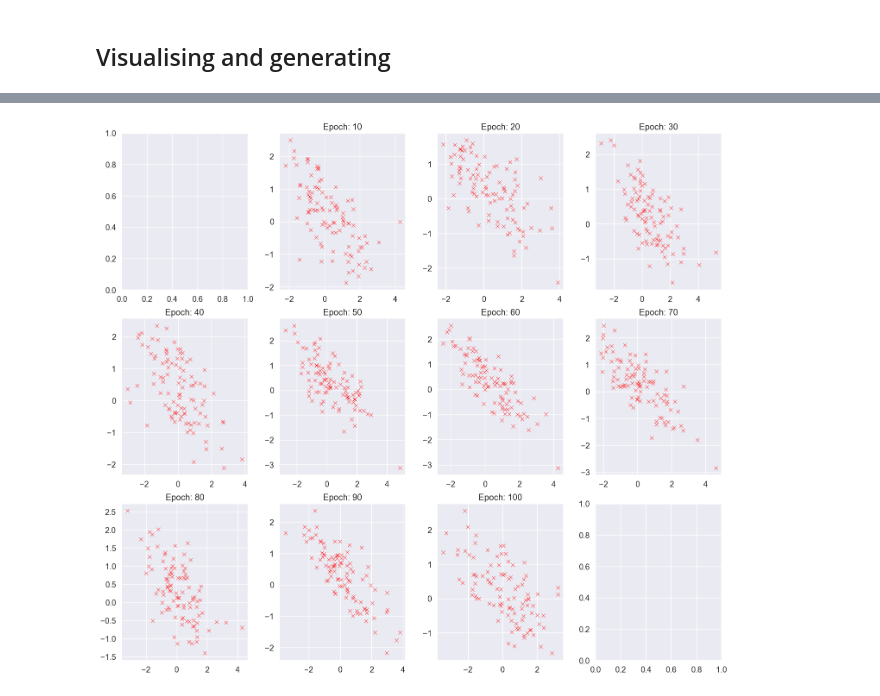
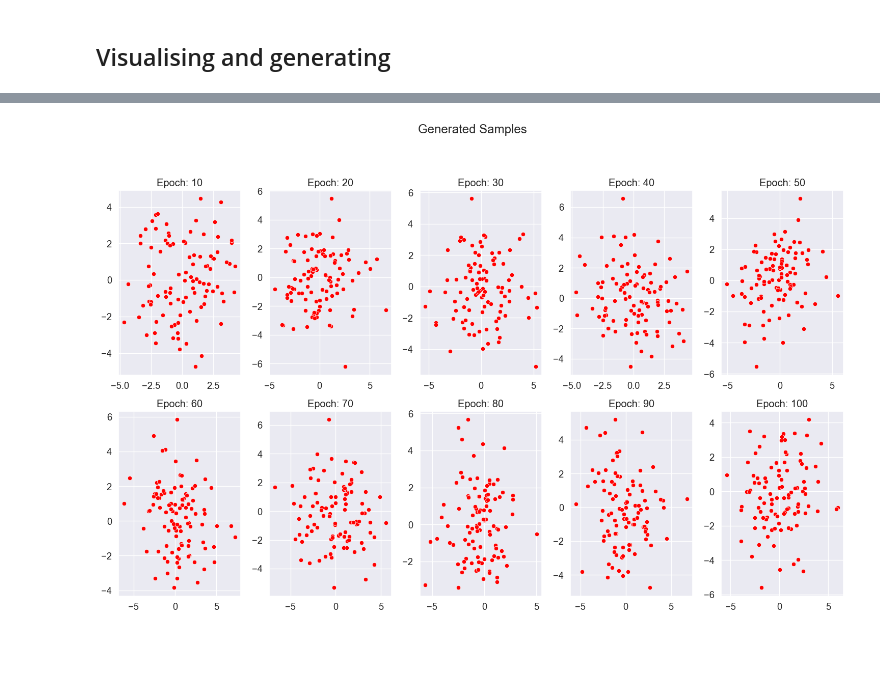
Before and after one commit to PritRaj1/IIB-Project-LatentEBM-Variance-Study, a Jupyter notebook: Notebooks/DenoisingDiffusionModel.ipynb, the cells around one changed output, grey strips where cells are left out. Cells and saved outputs as stored; diff of their text form; code cells hidden in the pictures; blank space fills up the shorter version.

Commit message:
Failed to get generated samples

```diff
--- a/Notebooks/DenoisingDiffusionModel.ipynb
+++ b/Notebooks/DenoisingDiffusionModel.ipynb
@@ -117,13 +123,19 @@ class NeuralNet(nn.Module):
 
         # Layer stack
         self.layers = nn.Sequential(
-            nn.Linear(input_dim + embed_dim, 64),
-            nn.ReLU(),
+            nn.Linear(input_dim + embed_dim, 128),
+            nn.Sigmoid(),
+            nn.Linear(128, 128),
+            nn.Sigmoid(),
+            nn.Linear(128, 64),
+            nn.Sigmoid(),
             nn.Linear(64, 32),
-            nn.ReLU(),
+            nn.Sigmoid(),
             nn.Linear(32, 64),
-            nn.ReLU(),
-            nn.Linear(64, output_dim)
+            nn.Sigmoid(),
+            nn.Linear(64, 128),
+            nn.Sigmoid(),
+            nn.Linear(128, output_dim)
         )
 
     def forward(self, X, t):
@@ -167,14 +179,13 @@ for t in range(num_timesteps):
 
         # Convert noisy_data to CPU tensor for plotting
         noisy_data_cpu = noisy_data.cpu()
-        print(noisy_data_cpu.shape)
 
         # Scatter plots using Seaborn
         sns.scatterplot(x=X[:, 0].cpu().numpy(), y=X[:, 1].cpu().numpy(), color='blue', marker='o', label='Original Data', ax=axs[row, col])
         sns.scatterplot(x=noisy_data_cpu[:, 0].numpy(), y=noisy_data_cpu[:, 1].numpy(),
                         color='red', marker='x', label=f'Noisy Data (t={t})', ax=axs[row, col])
 
-        axs[row, col].set_title(f'Noisy Data at timestep {t}')
+        axs[row, col].set_title(f'Timestep: {t}')
         axs[row, col].legend()
 
 plt.tight_layout()
@@ -193,9 +196,11 @@ torch.Size([100, 2])
 ## Training and sampling
 
 NUM_EPOCHS=100
-LR=0.001
-TIMESTEPS=50
-shape = 1
+LR=0.00001
+TIMESTEPS=100
+
+# Create an instance of the diffusion model -- use set parameters in this case
+D = Diffuser(num_timesteps=TIMESTEPS, device=device)
 net = NeuralNet(input_dim=2, output_dim=1, num_timesteps = D.T).to(device)
 optimiser = torch.optim.Adam(net.parameters(), lr=LR, amsgrad=True)
 loss_function = nn.MSELoss()
@@ -203,45 +208,42 @@ loss_function = nn.MSELoss()
 # Use loaded dataset
 X.to(device)
 
-# Create an instance of the diffusion model -- use defualt settings in this case
-D = Diffuser(num_timesteps=TIMESTEPS, device=device)
-
 # Calculate the number of rows and columns for subplots
 sample_every = 10 # Plot every 10th timestep
 num_timesteps = D.T
-num_plots = (NUM_EPOCHS // sample_every)
-num_cols = min(4, num_plots)  # Maximum of 2 columns
+num_plots = (NUM_EPOCHS // sample_every) - 1
+num_cols = min(5, num_plots)  # Maximum of 2 columns
 num_rows = (num_plots - 1) // num_cols + 1
 
 # Create a figure with subplots
 fig, axs = plt.subplots(num_rows, num_cols, figsize=(15, 5 * num_rows))
+fig.suptitle("Generated Samples")
 
 for epoch in range(1, NUM_EPOCHS+1):
         avg_loss= D.training_step(model=net,
                                   X=X,
                                   optimiser=optimiser,
                                   loss_fn=loss_function,
                                   current_epoch=epoch)
 
-        if epoch % sample_every == 0:
+        if (epoch % sample_every == 0 or epoch == NUM_EPOCHS) and (epoch > 0):
                 with torch.no_grad():
                         # Sample from p(x_t) -> reverse diffuse
 
                         x0 = D.reverse_diffusion(model=net)
 
-                        plot_num = epoch // sample_every
+                        plot_num = (epoch // sample_every) - 1
                         row = plot_num // num_cols
-                        col = plot_num % num_cols
+                        col = (plot_num % num_cols)
 
                         # Plot x0 on the specified subplot
                         sns.scatterplot(x=x0[:, 0].cpu().numpy(), y=x0[:, 1].cpu().numpy(),
-                        color='red', marker='x', ax=axs[row, col])
+                        color='red', marker='o', ax=axs[row, col])
 
                         axs[row, col].set_title(f'Epoch: {epoch}')
 
-# Adjust layout and show the plot
 plt.tight_layout()
 plt.subplots_adjust(top=0.85)
 plt.show()
 # %% [output]
-[figure, old version]
+[figure, new version]
```
Also changed, not shown: parts of 2 cells of this notebook.
